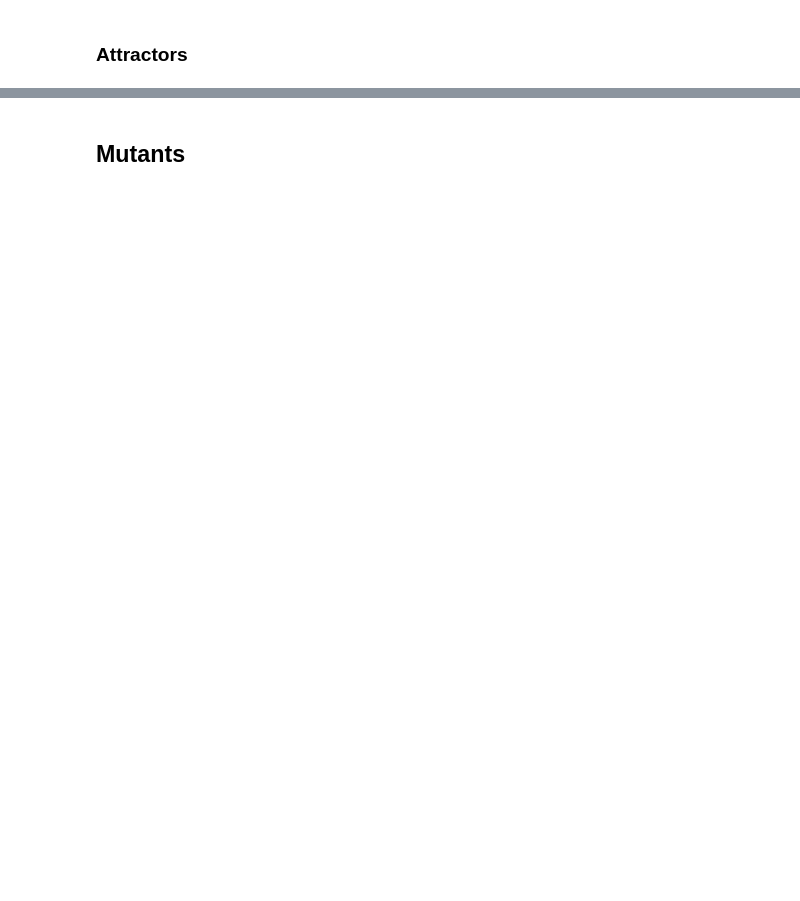
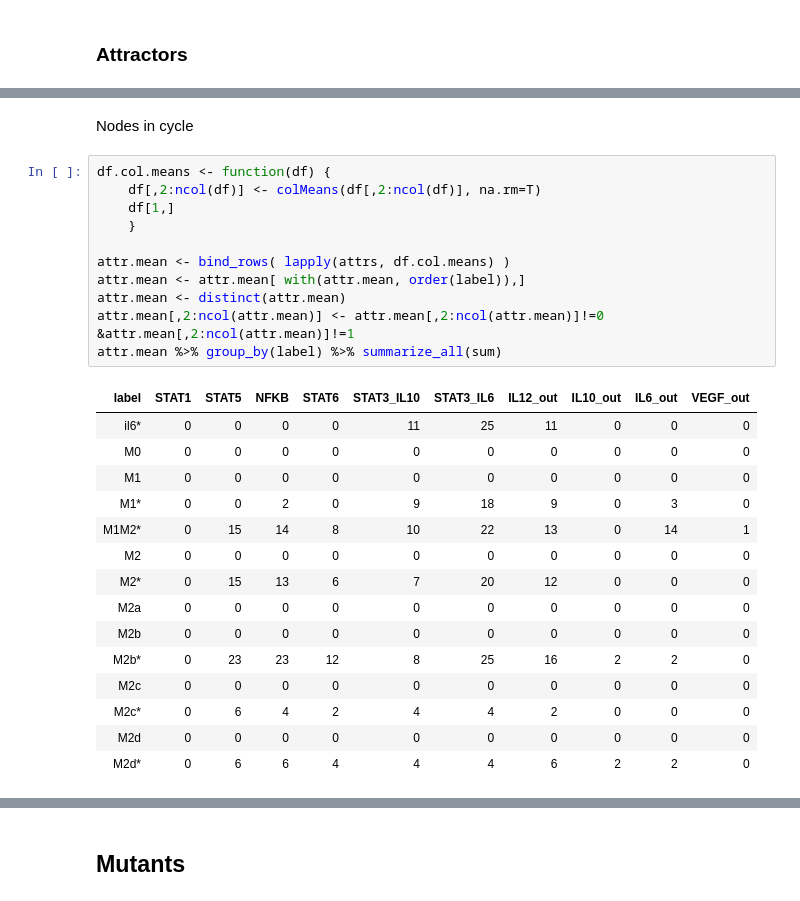
Before and after one commit to Laboratorio-de-Biologia-Computacional/Macrophage_Differentiation, a Jupyter notebook: MP_network.ipynb, the cells around one changed output, grey strips where cells are left out. Saved outputs shown, nothing was run; the diff lists cells and outputs as text; blank space fills up the shorter version.

```diff
--- a/MP_network.ipynb
+++ b/MP_network.ipynb
@@ -159,0 +171,29 @@ for (n in c(1,2,3,6)) {
+# %% [markdown]
+Nodes in cycle
+# %%
+df.col.means <- function(df) {
+    df[,2:ncol(df)] <- colMeans(df[,2:ncol(df)], na.rm=T)
+    df[1,]
+    }
+
+attr.mean <- bind_rows( lapply(attrs, df.col.means) )
+attr.mean <- attr.mean[ with(attr.mean, order(label)),]
+attr.mean <- distinct(attr.mean)
+attr.mean[,2:ncol(attr.mean)] <- attr.mean[,2:ncol(attr.mean)]!=0 &attr.mean[,2:ncol(attr.mean)]!=1
+attr.mean %>% group_by(label) %>% summarize_all(sum)
+# %% [output]
+| label | STAT1 | STAT5 | NFKB | STAT6 | STAT3_IL10 | STAT3_IL6 | IL12_out | IL10_out | IL6_out | VEGF_out |
+| il6* | 0 | 0 | 0 | 0 | 11 | 25 | 11 | 0 | 0 | 0 |
+| M0 | 0 | 0 | 0 | 0 | 0 | 0 | 0 | 0 | 0 | 0 |
+| M1 | 0 | 0 | 0 | 0 | 0 | 0 | 0 | 0 | 0 | 0 |
+| M1* | 0 | 0 | 2 | 0 | 9 | 18 | 9 | 0 | 3 | 0 |
+| M1M2* | 0 | 15 | 14 | 8 | 10 | 22 | 13 | 0 | 14 | 1 |
+| M2 | 0 | 0 | 0 | 0 | 0 | 0 | 0 | 0 | 0 | 0 |
+| M2* | 0 | 15 | 13 | 6 | 7 | 20 | 12 | 0 | 0 | 0 |
+| M2a | 0 | 0 | 0 | 0 | 0 | 0 | 0 | 0 | 0 | 0 |
+| M2b | 0 | 0 | 0 | 0 | 0 | 0 | 0 | 0 | 0 | 0 |
+| M2b* | 0 | 23 | 23 | 12 | 8 | 25 | 16 | 2 | 2 | 0 |
+| M2c | 0 | 0 | 0 | 0 | 0 | 0 | 0 | 0 | 0 | 0 |
+| M2c* | 0 | 6 | 4 | 2 | 4 | 4 | 2 | 0 | 0 | 0 |
+| M2d | 0 | 0 | 0 | 0 | 0 | 0 | 0 | 0 | 0 | 0 |
+| M2d* | 0 | 6 | 6 | 4 | 4 | 4 | 6 | 2 | 2 | 0 |
```
Also changed, not shown: parts of 10 cells of this notebook, 24 other files.
